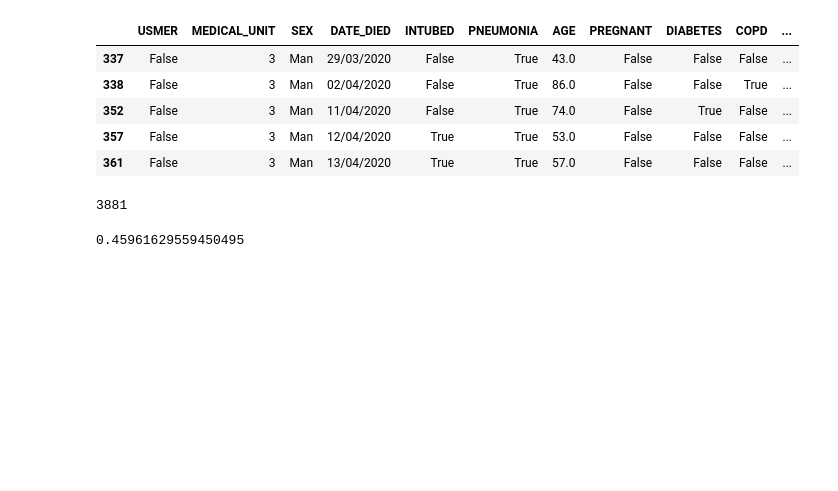
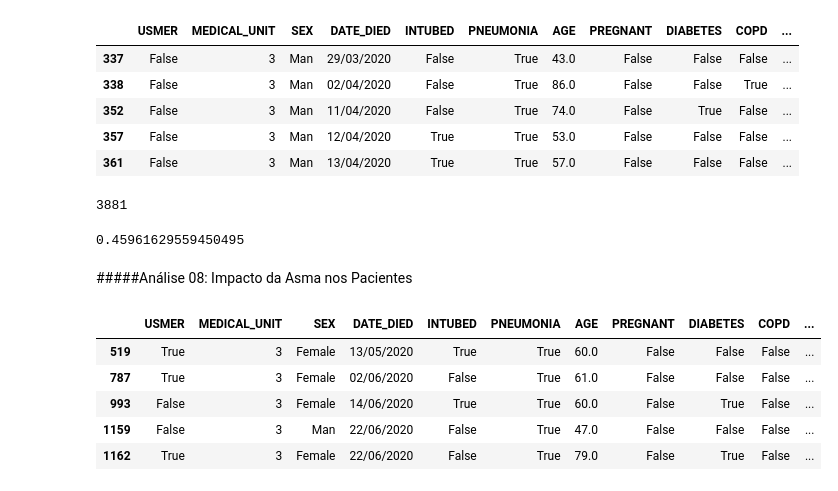
Before and after one commit to matheuspfferreira/python_data_science, a Jupyter notebook: Covid - 07/notebook/nb_covid.ipynb, the cells around one changed output. Drawn from its saved outputs; the diff is of its cells as text; code cells hidden in the pictures; blank space fills up the shorter version.

```diff
--- a/Covid - 07/notebook/nb_covid.ipynb
+++ b/Covid - 07/notebook/nb_covid.ipynb
@@ -512,3 +512,17 @@ mortalidade_fumantes = quantidade_fumantes_morreram / quantidade_fumantes
 mortalidade_fumantes
 # %% [output]
 0.45961629559450495
+# %% [markdown]
+#####Análise 08: Impacto da Asma nos Pacientes
+# %%
+# Criando um dataframe unicamente com pacientes com asma
+filtro = dados['ASTHMA']
+asmaticos = dados[filtro]
+asmaticos.head()
+# %% [output]
+|  | USMER | MEDICAL_UNIT | SEX | DATE_DIED | INTUBED | PNEUMONIA | AGE | PREGNANT | DIABETES | COPD | ... |
+| 519 | True | 3 | Female | 13/05/2020 | True | True | 60.0 | False | False | False | ... |
+| 787 | True | 3 | Female | 02/06/2020 | False | True | 61.0 | False | False | False | ... |
+| 993 | False | 3 | Female | 14/06/2020 | True | True | 60.0 | False | True | False | ... |
+| 1159 | False | 3 | Man | 22/06/2020 | False | True | 47.0 | False | False | False | ... |
+| 1162 | True | 3 | Female | 22/06/2020 | False | True | 79.0 | False | True | False | ... |
```
Also changed, not shown: parts of 9 cells of this notebook.
